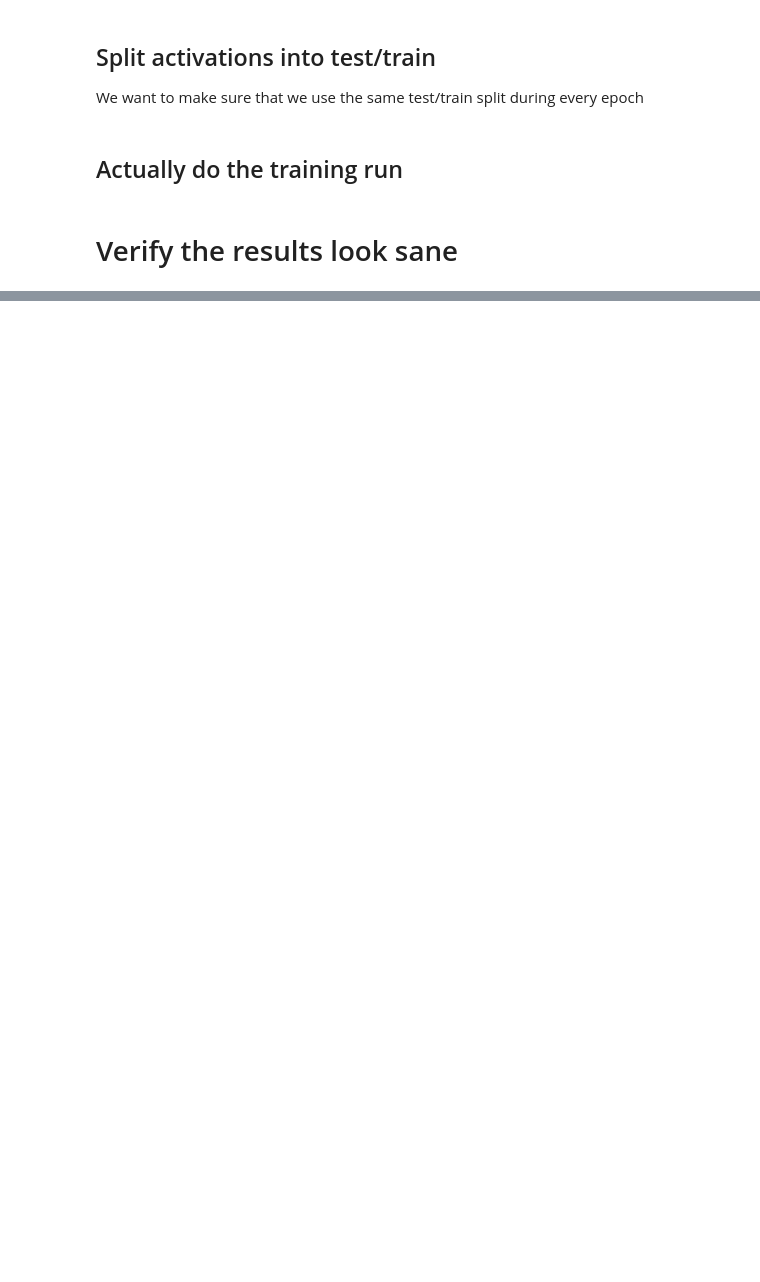
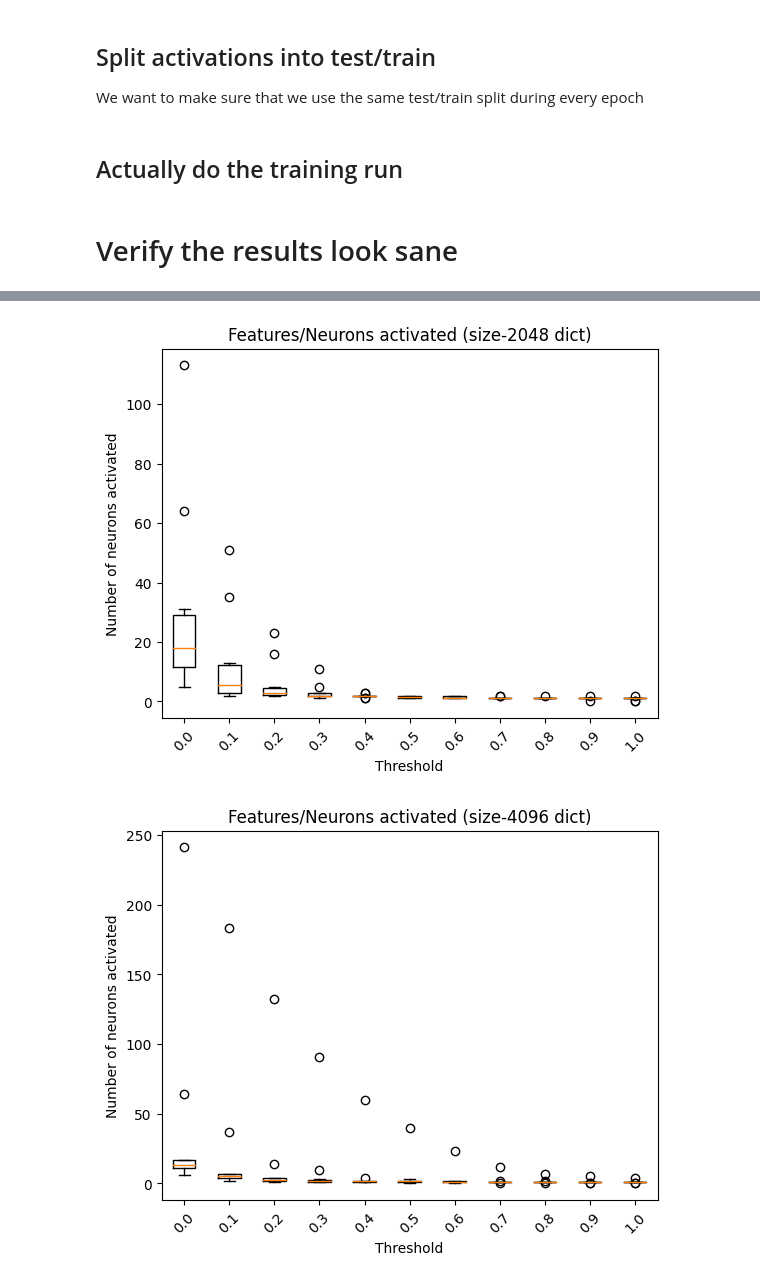
Before and after one commit to JoshuaDavid/sparse_coding, a Jupyter notebook: interp_notebooks/simple_train_example.ipynb, the cells around one changed output, grey strips where cells are left out. Drawn from its saved outputs; the diff is of its cells as text; code cells hidden in the pictures; blank space fills up the shorter version.

```diff
--- a/interp_notebooks/simple_train_example.ipynb
+++ b/interp_notebooks/simple_train_example.ipynb
@@ -206,0 +278,51 @@ torch.save(models[1], f'/workspace/sparse_coding/outputs/manual.{cfg.run_name}.4
+# %%
+datapoints = dataset.num_rows
+batch_size = 32
+neuron_activations = torch.zeros((datapoints*token_amount, model.cfg.d_model))
+
+dictionary_activationses = [
+    torch.zeros((datapoints*token_amount, autoencoder.decoder.weight.shape[1]))
+    for autoencoder in autoencoders
+]
+
+with torch.no_grad(), dataset.formatted_as("pt"):
+    dl = DataLoader(dataset["input_ids"], batch_size=batch_size)
+    for i, batch in enumerate(tqdm(dl)):
+        _, cache = model.run_with_cache(batch.to(cfg.device))
+        batched_neuron_activations = rearrange(cache[cfg.cache_name], "b s n -> (b s) n" )
+        neuron_activations[i*batch_size*token_amount:(i+1)*batch_size*token_amount,:] = batched_neuron_activations.cpu()
+        for autoencoder, dictionary_activations in zip(autoencoders, dictionary_activationses):
+            reconstruction, batched_dictionary_activations = autoencoder(batched_neuron_activations)
+            dictionary_activations[i*batch_size*token_amount:(i+1)*batch_size*token_amount,:] = batched_dictionary_activations.cpu()
+# %%
+for dictionary_activations, mcs in zip(dictionary_activationses, [mcs0, mcs1]):
+    max_indices = np.argsort(mcs)[::-1]
+    thresholds = [round(0.1*x,1) for x in range(11)]
+    all_activated_neurons = []
+    for threshold in thresholds:
+        current_activated_neurons = []
+        for x in range(10):
+            best_feature = max_indices[x]
+            best_feature_activations = dictionary_activations[:, best_feature]
+            # Sort the features by activation, get the indices
+            nonzero_indices = torch.argsort(best_feature_activations, descending=True)
+            sorted_indices = nonzero_indices[:10]
+            t = (neuron_activations[sorted_indices, :] > threshold)
+            # ( And across the first dim)
+            t = t.all(dim=0)
+            neurons_activated = t.sum()
+            current_activated_neurons.append(neurons_activated)
+            # print(f"Feature {x} is active for {t.sum()} neurons")
+        all_activated_neurons.append(current_activated_neurons)
+    # Plot boxplot w/ plotly
+
+    plt.boxplot(all_activated_neurons, labels=thresholds)
+    plt.xticks(rotation=45)
+    plt.xlabel("Threshold")
+    plt.ylabel("Number of neurons activated")
+    plt.title(f"Features/Neurons activated (size-{dictionary_activations.shape[1]} dict)")
+    # plt.ylim(0, 50)
+    plt.show()
+# %% [output]
+[figure, added]
+[figure, added]
```
Also changed, not shown: parts of 19 cells of this notebook.
